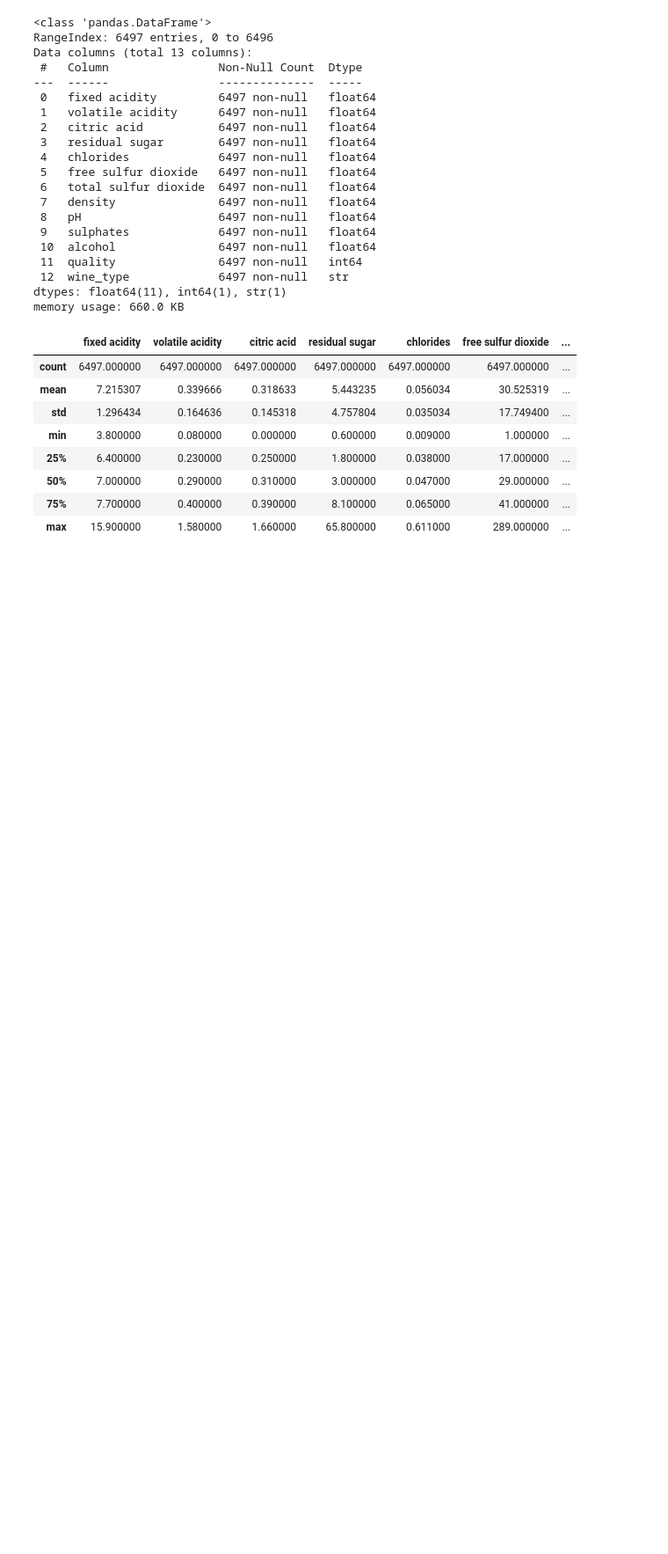
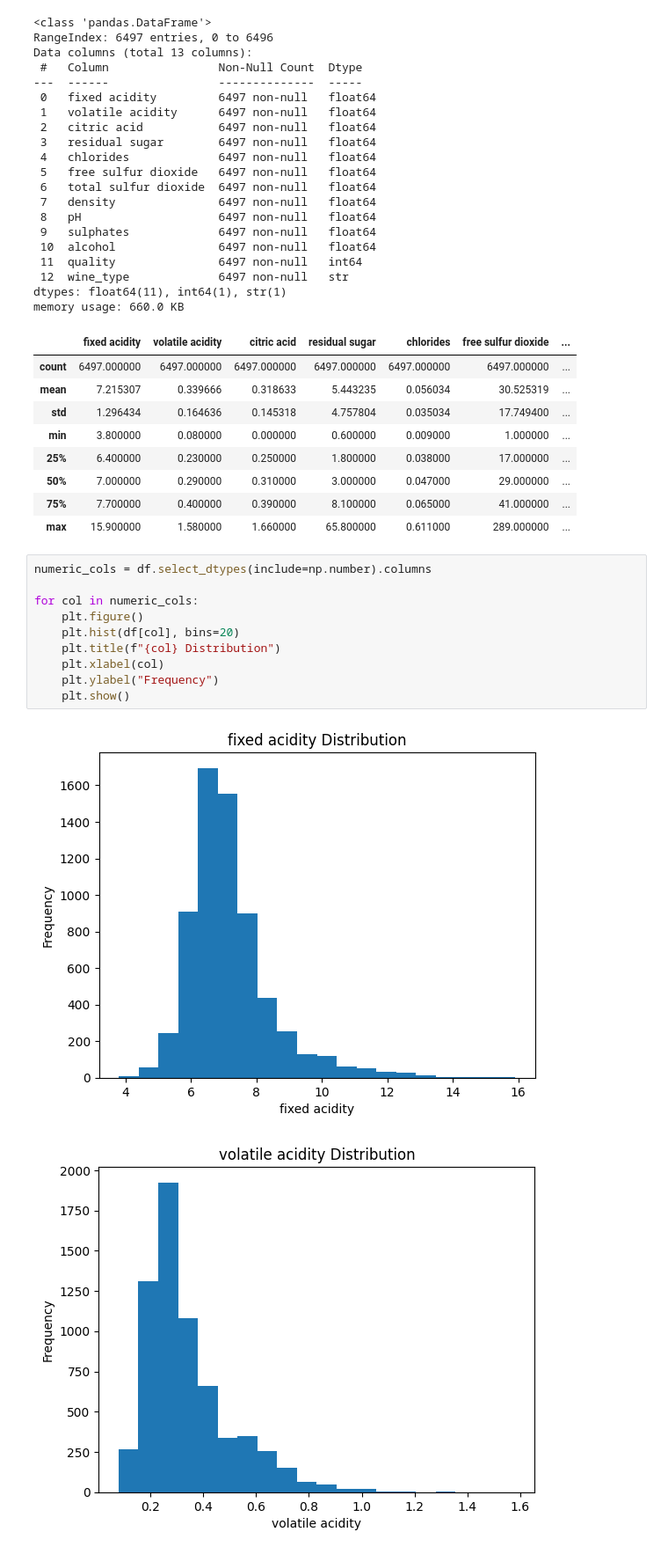
Before and after one commit to datasheng/csc46000-team-project-7676, a Jupyter notebook: eda_lab.ipynb, the cells around one changed output. Shown at 88% size. Drawn from its saved outputs; the diff is of its cells as text; blank space fills up the shorter version.

Commit message:
Added histograms for all numerical variables

```diff
--- a/eda_lab.ipynb
+++ b/eda_lab.ipynb
@@ -63,3 +63,16 @@ memory usage: 660.0 KB
 | 50% | 7.000000 | 0.290000 | 0.310000 | 3.000000 | 0.047000 | 29.000000 | ... |
 | 75% | 7.700000 | 0.400000 | 0.390000 | 8.100000 | 0.065000 | 41.000000 | ... |
 | max | 15.900000 | 1.580000 | 1.660000 | 65.800000 | 0.611000 | 289.000000 | ... |
+# %%
+numeric_cols = df.select_dtypes(include=np.number).columns
+
+for col in numeric_cols:
+    plt.figure()
+    plt.hist(df[col], bins=20)
+    plt.title(f"{col} Distribution")
+    plt.xlabel(col)
+    plt.ylabel("Frequency")
+    plt.show()
+# %% [output]
+[figure, added]
+[figure, added]
```
Also changed, not shown: parts of 2 cells of this notebook.
